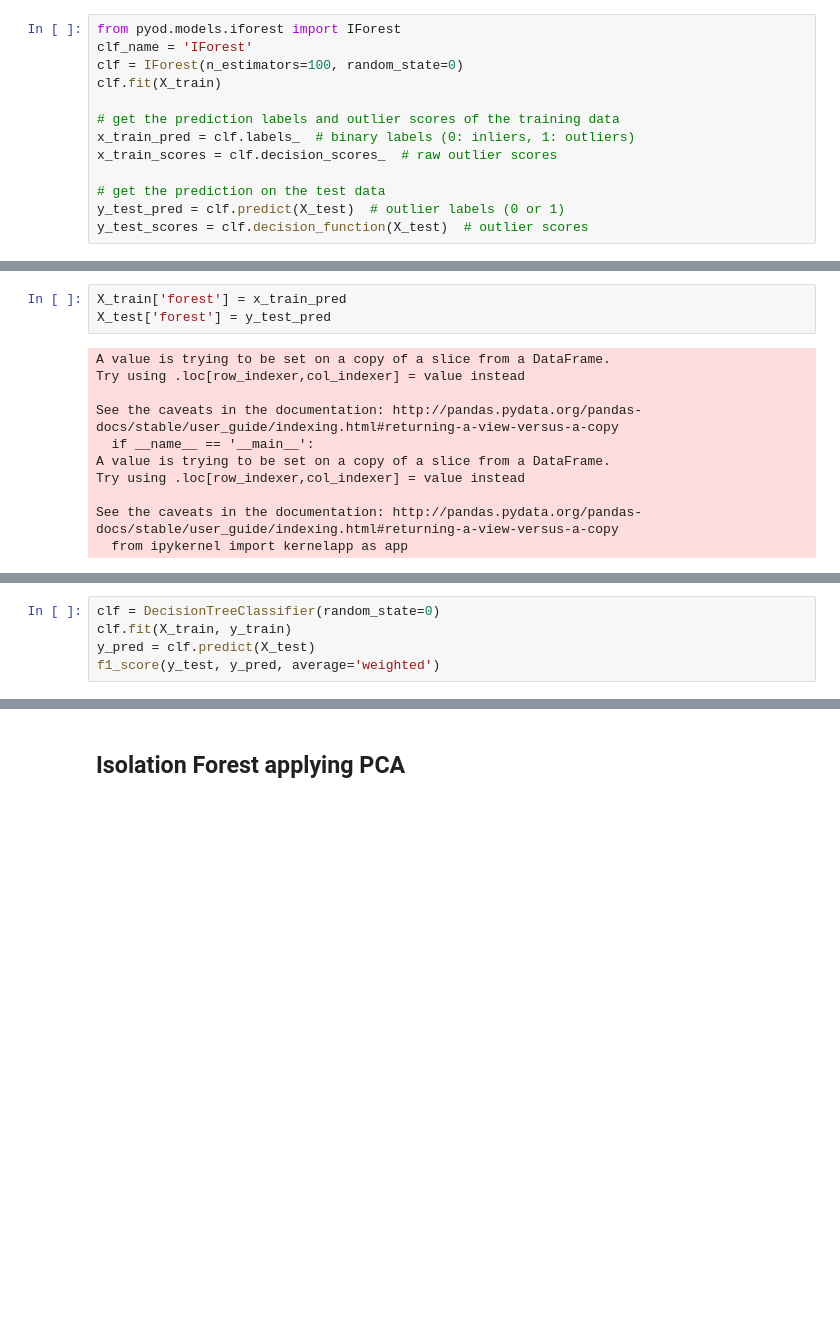
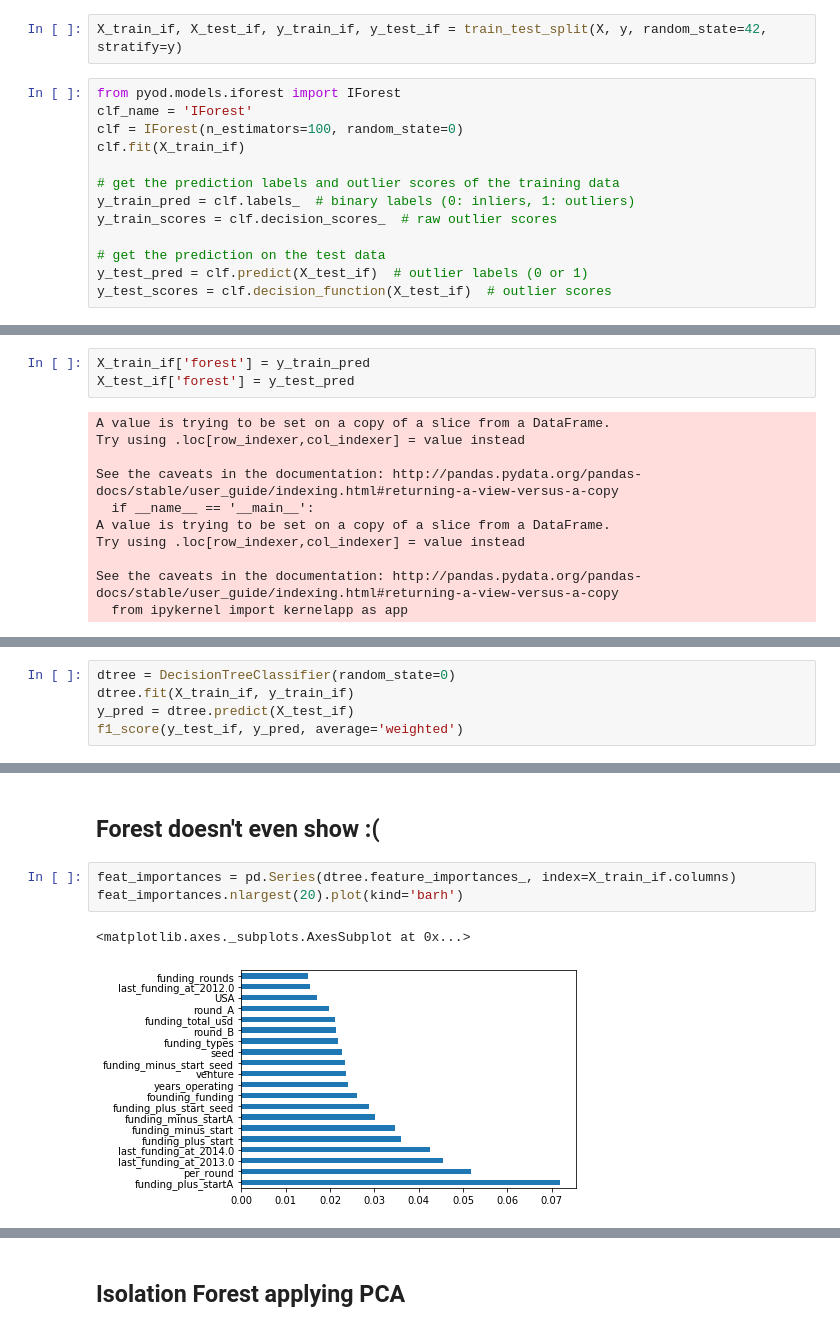
Before and after one commit to MichaelBurak/crunchbase-analysis, a Jupyter notebook: crunchbase-analysis.ipynb, the cells around one changed output, grey strips where cells are left out. Cells and saved outputs as stored; diff of their text form; blank space fills up the shorter version.

Commit message:
more outlier feeding the outlier dieties

```diff
--- a/crunchbase-analysis.ipynb
+++ b/crunchbase-analysis.ipynb
@@ -1985,13 +1938,15 @@ class clust():
+# %%
+X_train_if, X_test_if, y_train_if, y_test_if = train_test_split(X, y, random_state=42, stratify=y)
 # %%
 from pyod.models.iforest import IForest
 clf_name = 'IForest'
 clf = IForest(n_estimators=100, random_state=0)
-clf.fit(X_train)
+clf.fit(X_train_if)
 
 # get the prediction labels and outlier scores of the training data
-x_train_pred = clf.labels_  # binary labels (0: inliers, 1: outliers)
-x_train_scores = clf.decision_scores_  # raw outlier scores
+y_train_pred = clf.labels_  # binary labels (0: inliers, 1: outliers)
+y_train_scores = clf.decision_scores_  # raw outlier scores
 
 # get the prediction on the test data
-y_test_pred = clf.predict(X_test)  # outlier labels (0 or 1)
-y_test_scores = clf.decision_function(X_test)  # outlier scores
+y_test_pred = clf.predict(X_test_if)  # outlier labels (0 or 1)
+y_test_scores = clf.decision_function(X_test_if)  # outlier scores
@@ -2020,6 +1976,6 @@ X_train, X_test, y_train, y_test = train_test_split(X, y, random_state=42, strat
 # %%
-X_train['forest'] = x_train_pred
-X_test['forest'] = y_test_pred
+X_train_if['forest'] = y_train_pred
+X_test_if['forest'] = y_test_pred
 # %% [output]
 A value is trying to be set on a copy of a slice from a DataFrame.
 Try using .loc[row_indexer,col_indexer] = value instead
@@ -2034,6 +1997,6 @@ See the caveats in the documentation: http://pandas.pydata.org/pandas-docs/stabl
 # %%
-clf = DecisionTreeClassifier(random_state=0)
-clf.fit(X_train, y_train)
-y_pred = clf.predict(X_test)
-f1_score(y_test, y_pred, average='weighted')
+dtree = DecisionTreeClassifier(random_state=0)
+dtree.fit(X_train_if, y_train_if)
+y_pred = dtree.predict(X_test_if)
+f1_score(y_test_if, y_pred, average='weighted')
 # %% [output]
@@ -2040,0 +2020,8 @@ f1_score(y_test, y_pred, average='weighted')
+# %% [markdown]
+## Forest doesn't even show :(
+# %%
+feat_importances = pd.Series(dtree.feature_importances_, index=X_train_if.columns)
+feat_importances.nlargest(20).plot(kind='barh')
+# %% [output]
+<matplotlib.axes._subplots.AxesSubplot at 0x...>
+[figure, added]
```
Also changed, not shown: parts of 78 cells of this notebook.
